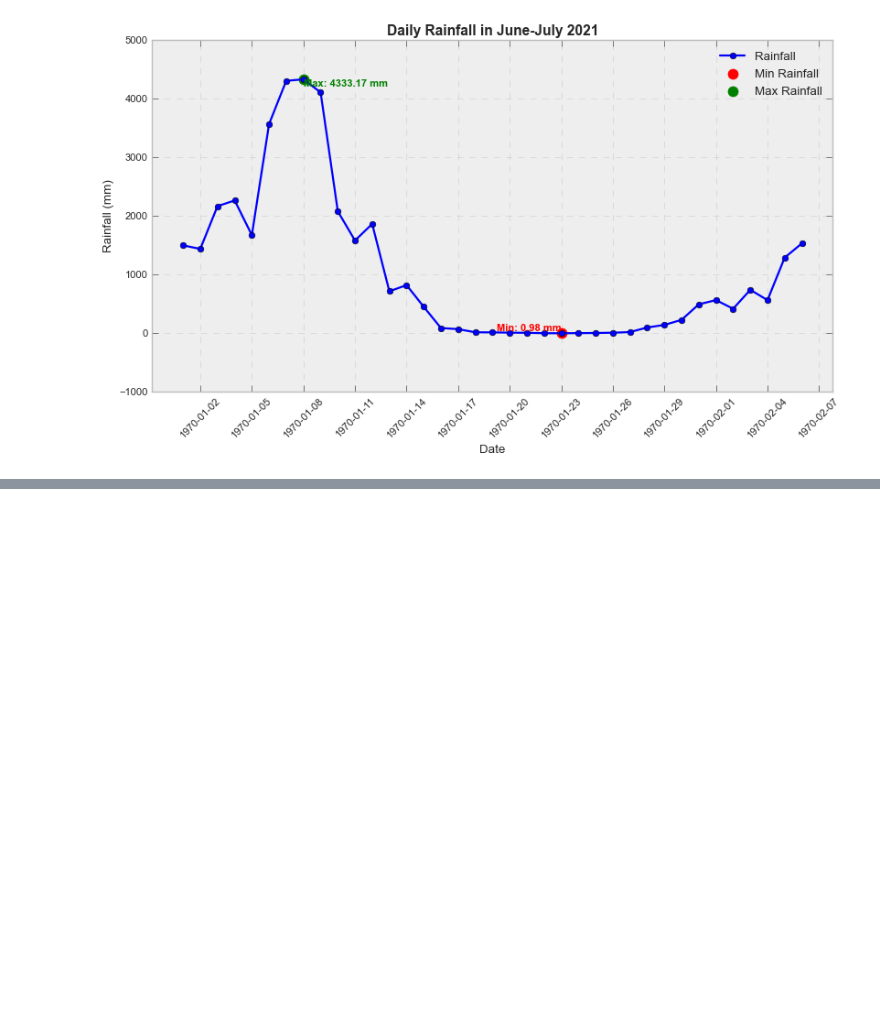
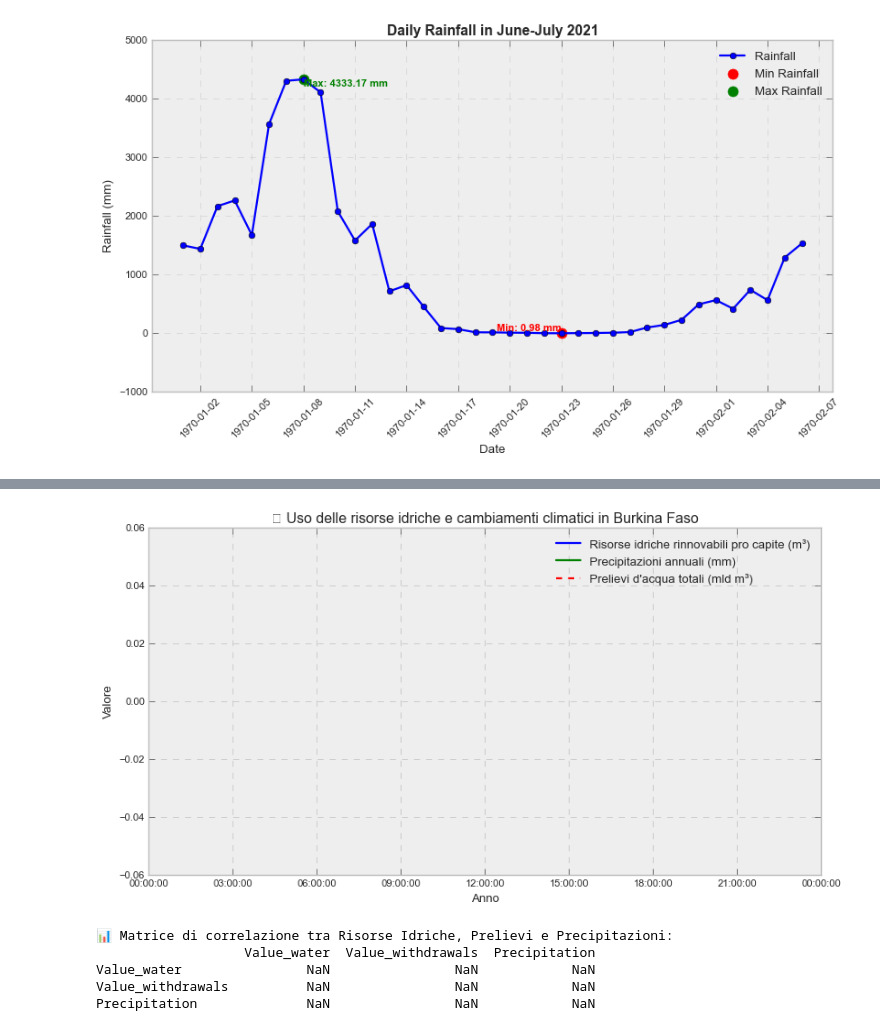
Before and after one commit to tommaso-dognini/startHack2025, a Jupyter notebook: main.ipynb, the cells around one changed output, grey strips where cells are left out. Saved outputs shown, nothing was run; the diff lists cells and outputs as text; code cells hidden in the pictures; blank space fills up the shorter version.

```diff
--- a/main.ipynb
+++ b/main.ipynb
@@ -499,0 +731,58 @@ See the caveats in the documentation: https://pandas.pydata.org/pandas-docs/stab
+# %%
+import pandas as pd
+import matplotlib.pyplot as plt
+
+# 📌 1. Caricare il dataset
+file_path = "climate-change_bfa.csv"  # Modifica con il nome corretto
+df = pd.read_csv(file_path)
+
+# 📌 2. Filtrare i dati del Burkina Faso
+df_burkina = df[df["Country Name"] == "Burkina Faso"]
+
+# 📌 3. Selezionare gli indicatori chiave
+water_resources = df_burkina[df_burkina["Indicator Name"] == "Renewable internal freshwater resources per capita (cubic meters)"]
+water_withdrawals = df_burkina[df_burkina["Indicator Name"] == "Annual freshwater withdrawals, total (billion cubic meters)"]
+precipitation = df_burkina[df_burkina["Indicator Name"] == "Precipitation (mm per year)"]
+
+# 📌 4. Unire i dataset in base all'anno
+df_selected = pd.merge(water_resources[['Year', 'Value']], water_withdrawals[['Year', 'Value']], on="Year", suffixes=('_water', '_withdrawals'))
+df_selected = pd.merge(df_selected, precipitation[['Year', 'Value']], on="Year")
+df_selected.rename(columns={"Value": "Precipitation"}, inplace=True)
+
+# 📌 5. Convertire i valori in numeri e ordinare i dati
+df_selected['Year'] = pd.to_datetime(df_selected['Year'], format='%Y')
+df_selected['Value_water'] = pd.to_numeric(df_selected['Value_water'], errors='coerce')
+df_selected['Value_withdrawals'] = pd.to_numeric(df_selected['Value_withdrawals'], errors='coerce')
+df_selected['Precipitation'] = pd.to_numeric(df_selected['Precipitation'], errors='coerce')
+
+df_selected = df_selected.sort_values(by="Year", ascending=True)
+
+# 📌 6. Visualizzazione grafica dell'uso delle risorse idriche e cambiamenti climatici
+plt.figure(figsize=(12, 6))
+
+plt.plot(df_selected['Year'], df_selected['Value_water'], label="Risorse idriche rinnovabili pro capite (m³)", color="blue", linewidth=2)
+plt.plot(df_selected['Year'], df_selected['Precipitation'], label="Precipitazioni annuali (mm)", color="green", linewidth=2)
+plt.plot(df_selected['Year'], df_selected['Value_withdrawals'], label="Prelievi d'acqua totali (mld m³)", color="red", linewidth=2, linestyle="dashed")
+
+plt.xlabel("Anno")
+plt.ylabel("Valore")
+plt.title("💧 Uso delle risorse idriche e cambiamenti climatici in Burkina Faso")
+plt.legend()
+plt.grid(True)
+
+# Disabilitare la notazione scientifica
+plt.ticklabel_format(style='plain', axis='y')
+
+plt.show()
+
+# 📌 7. Matrice di correlazione tra uso delle risorse idriche e precipitazioni
+correlation = df_selected[['Value_water', 'Value_withdrawals', 'Precipitation']].corr()
+print("📊 Matrice di correlazione tra Risorse Idriche, Prelievi e Precipitazioni:")
+print(correlation)
+# %% [output]
+[figure, added]
+📊 Matrice di correlazione tra Risorse Idriche, Prelievi e Precipitazioni:
+                   Value_water  Value_withdrawals  Precipitation
+Value_water                NaN                NaN            NaN
+Value_withdrawals          NaN                NaN            NaN
+Precipitation              NaN                NaN            NaN
```
Also changed, not shown: parts of 7 cells of this notebook, 1 other file.
